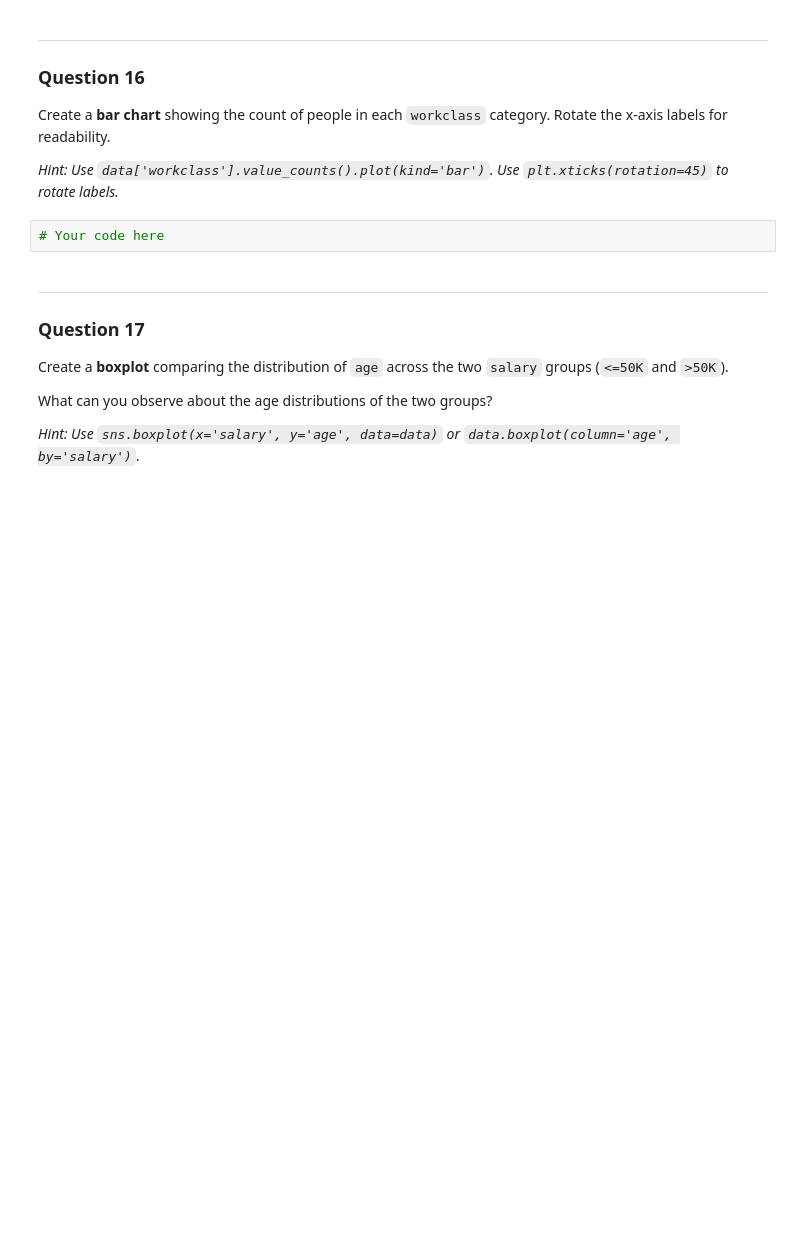
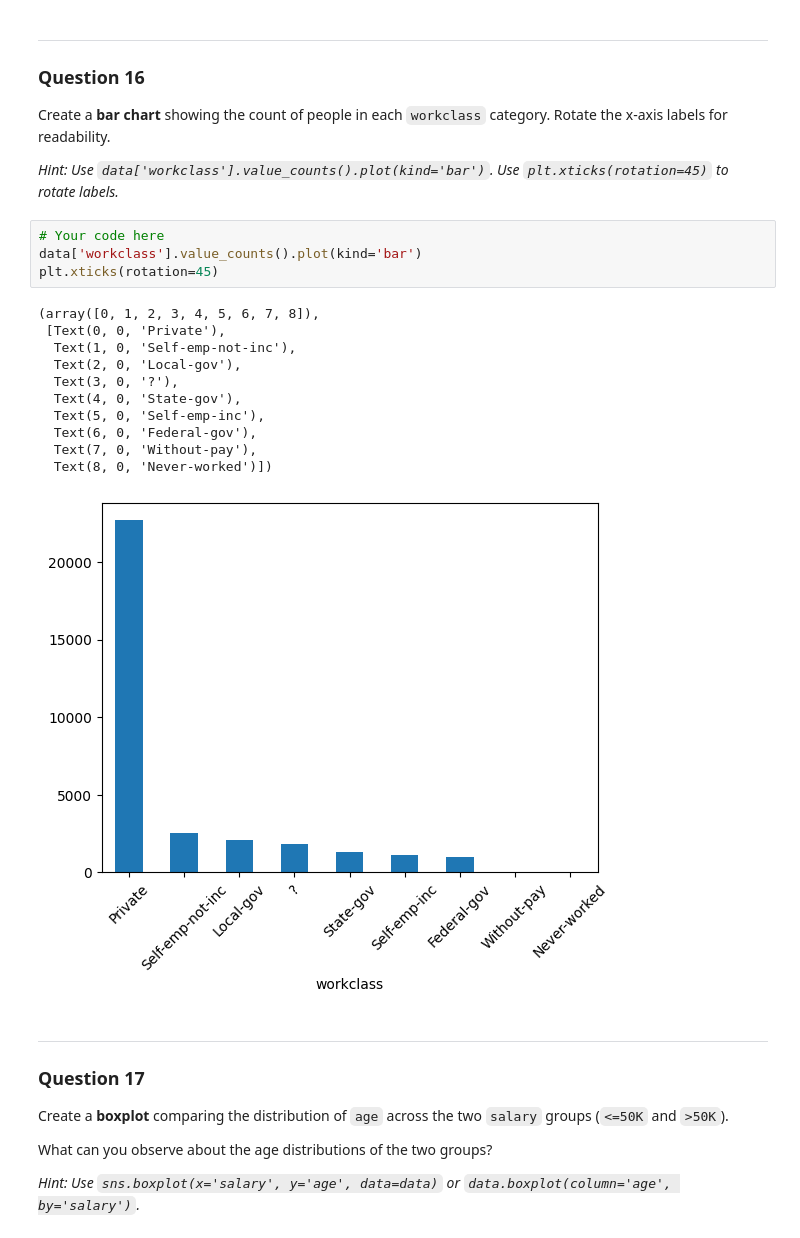
Before and after one commit to Etown-Data-Analytics/eda-with-pandas-ZachBenetzky, a Jupyter notebook: Exploratory-Data-Analysis-with-Pandas.ipynb, the cells around one changed output. Saved outputs shown, nothing was run; the diff lists cells and outputs as text; blank space fills up the shorter version.

```diff
--- a/Exploratory-Data-Analysis-with-Pandas.ipynb
+++ b/Exploratory-Data-Analysis-with-Pandas.ipynb
@@ -175,8 +372,22 @@ Create a **histogram** of the `age` column with 20 bins. Add a title and axis la
 Create a **bar chart** showing the count of people in each `workclass` category. Rotate the x-axis labels for readability.
 
 *Hint: Use `data['workclass'].value_counts().plot(kind='bar')`. Use `plt.xticks(rotation=45)` to rotate labels.*
-# %%
-# Your code here
+# %%
+# Your code here
+data['workclass'].value_counts().plot(kind='bar')
+plt.xticks(rotation=45)
+# %% [output]
+(array([0, 1, 2, 3, 4, 5, 6, 7, 8]),
+ [Text(0, 0, 'Private'),
+  Text(1, 0, 'Self-emp-not-inc'),
+  Text(2, 0, 'Local-gov'),
+  Text(3, 0, '?'),
+  Text(4, 0, 'State-gov'),
+  Text(5, 0, 'Self-emp-inc'),
+  Text(6, 0, 'Federal-gov'),
+  Text(7, 0, 'Without-pay'),
+  Text(8, 0, 'Never-worked')])
+[figure, added]
 # %% [markdown]
 ---
 ### Question 17
```
Also changed, not shown: parts of 34 cells of this notebook.
